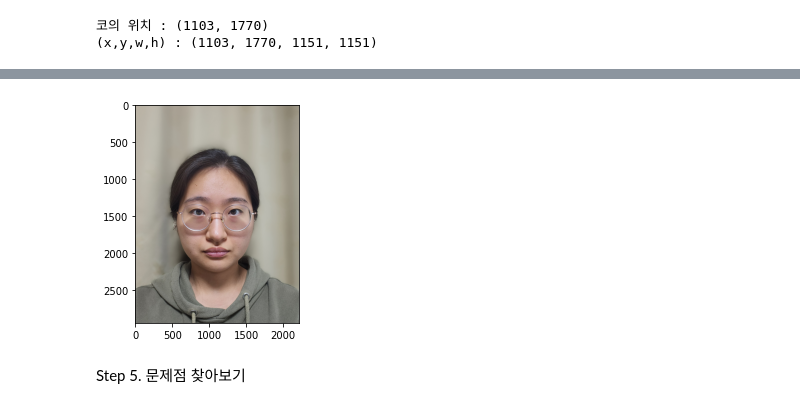
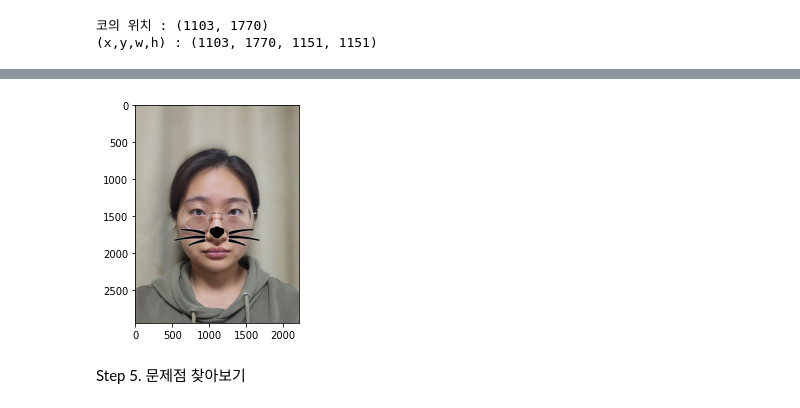
Before and after one commit to EA-park/AIFFEL, a Jupyter notebook: [Exp_07]Camera_app.ipynb, the cells around one changed output, grey strips where cells are left out. Cells and saved outputs as stored; diff of their text form; code cells hidden in the pictures.

```diff
--- a/[Exp_07]Camera_app.ipynb
+++ b/[Exp_07]Camera_app.ipynb
@@ -150,14 +152,13 @@ for dlib_rect, landmark in zip(dlib_rects, list_landmarks): # 얼굴 영역을
 (x,y,w,h) : (1103, 1770, 1151, 1151)
 # %%
 sticker_path = join(WORKING_DIR, 'cat_whiskers.png') # 이미지의 경로
-img_sticker = cv2.imread(sticker_path, cv2.IMREAD_UNCHANGED) # 스티커 이미지를 불러옵니다 // cv2.imread(이미지 경로) → image객체 행렬을 반환
+img_sticker = cv2.imread(sticker_path) # 스티커 이미지를 불러옵니다 // cv2.imread(이미지 경로) → image객체 행렬을 반환
 height,width,c = img_sticker.shape
 ratio = width/height
 h = int(w/ratio)
 
 img_sticker = cv2.resize(img_sticker, (w,h)) # 스티커 이미지 조정 → w,h는 얼굴 영역의 가로를 차지하는 픽셀의 수(187) // cv2.resize(image객체 행렬, (가로 길이, 세로 길이))
 print (img_sticker.shape) # 사이즈를 조정한 왕관 이미지의 차원 확인
-
 plt.imshow(img_sticker)
 plt.show()
 # %% [output]
@@ -176,0 +167,7 @@ plt.show()
+# %%
+left = x - w // 2
+right = x + (w - w // 2)
+top = y - h // 2
+bottom = y + (h - h // 2)
+print(f"(left, right) = {left}, {right} \n(top, bottom) = {top}, {bottom}")
+print(f"width = {right - left}, height = {bottom - top}")
@@ -177,14 +185,10 @@ plt.show()
 # %%
-# 위에서 설명했으므로 생략
-# 왕관 이미지
-sticker_area = img_bgr[refined_y:refined_y +img_sticker.shape[0], refined_x:refined_x+img_sticker.shape[1]]
-# img_bgr은 7-2에서 rgb로만 적용해놓은 원본 이미지이다.
-img_bgr[refined_y:refined_y +img_sticker.shape[0], refined_x:refined_x+img_sticker.shape[1]] = \
-    np.where(img_sticker==0,sticker_area,img_sticker).astype(np.uint8)
+sticker_area = img_bgr[top:bottom, left:right]
+img_bgr[top:bottom, left:right] = np.where(img_sticker==255,sticker_area,img_sticker).astype(np.uint8)
 plt.imshow(cv2.cvtColor(img_bgr, cv2.COLOR_BGR2RGB)) # rgb만 적용해놓은 원본 이미지에 왕관 이미지를 덮어 씌운 이미지가 나오게 된다.
 plt.show()
 # %% [output]
-[figure, old version]
+[figure, new version]
 # %% [markdown]
 Step 5. 문제점 찾아보기
 # %% [markdown]
```
Also changed, not shown: parts of 8 cells of this notebook.
